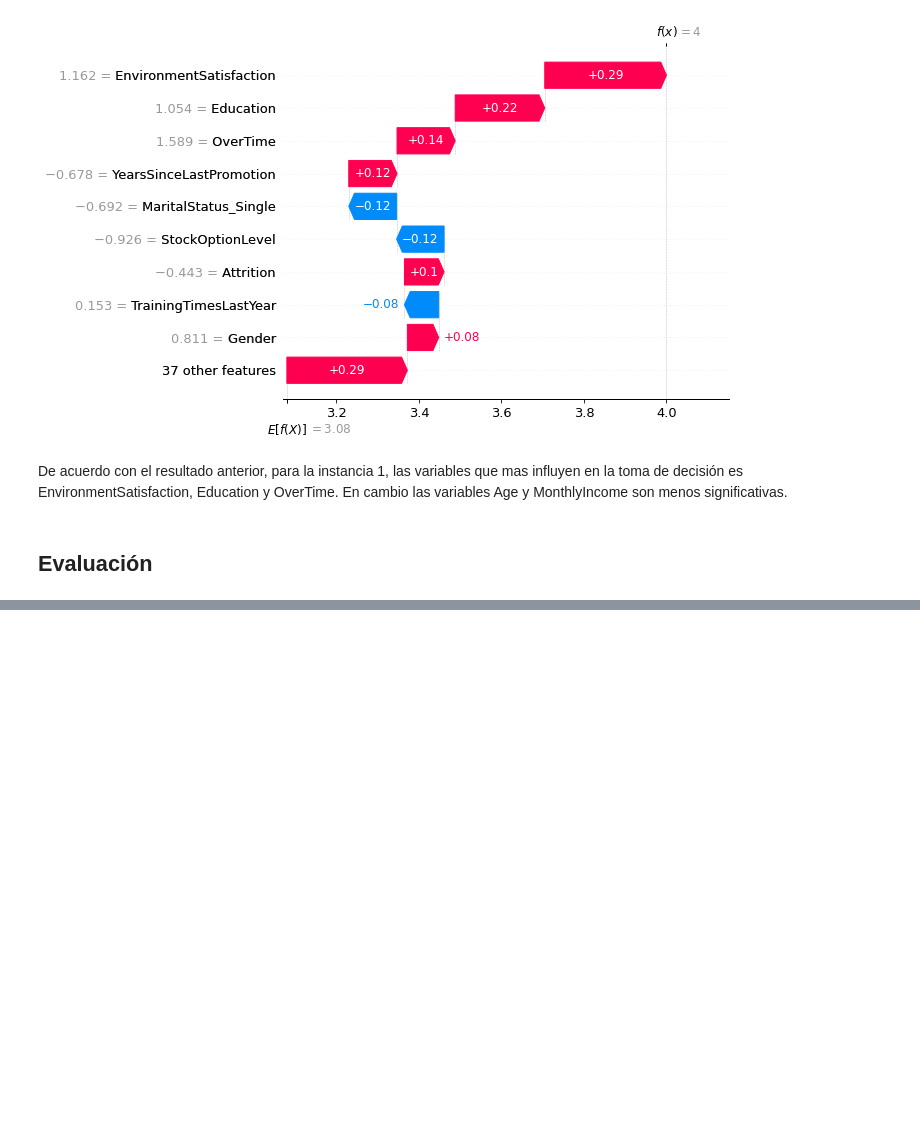
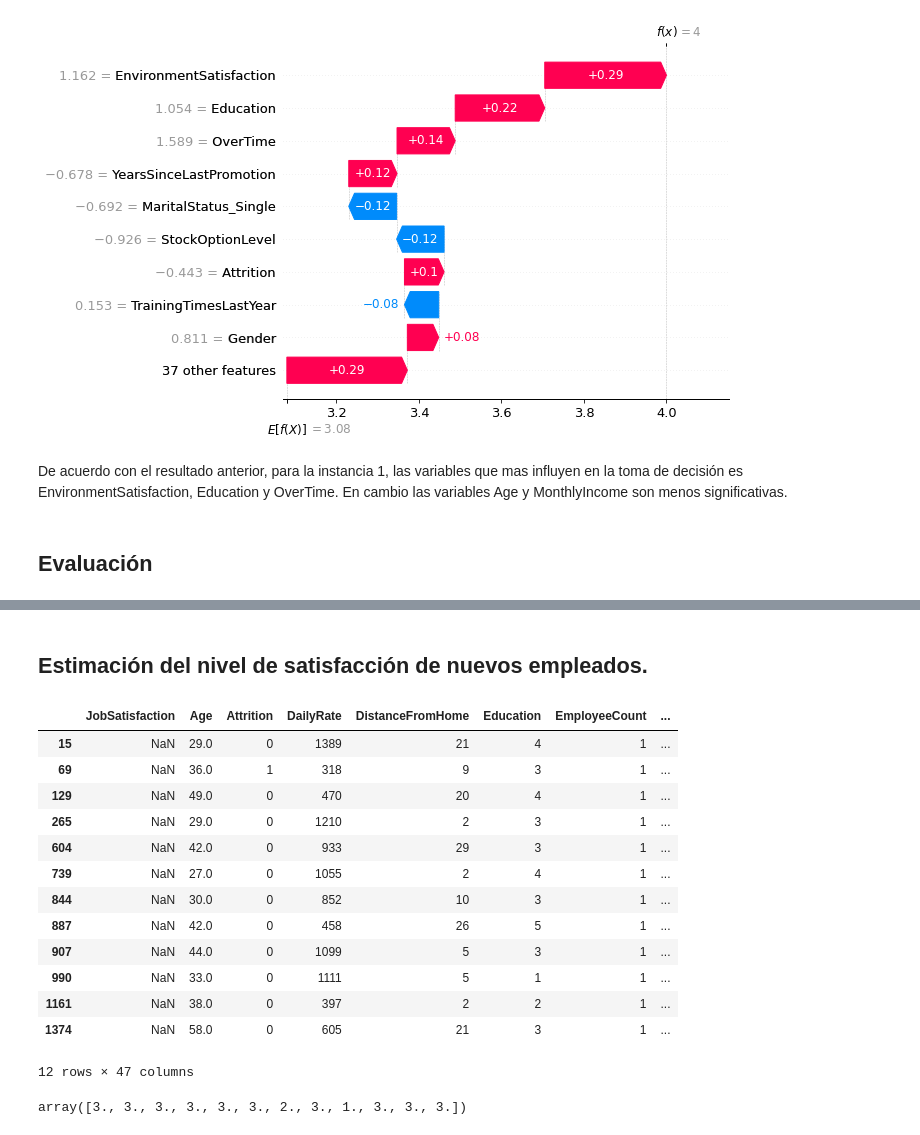
Before and after one commit to MaldonadoVihlai/taller_cda, a Jupyter notebook: taller3/taller3.ipynb, the cells around one changed output, grey strips where cells are left out. Saved outputs shown, nothing was run; the diff lists cells and outputs as text; code cells hidden in the pictures; blank space fills up the shorter version.

```diff
--- a/taller3/taller3.ipynb
+++ b/taller3/taller3.ipynb
@@ -1760,0 +1801,19 @@ De acuerdo con el resultado anterior, para la instancia 1, las variables que mas
+# %% [markdown]
+## Estimación del nivel de satisfacción de nuevos empleados.
+# %%
+data_val.head(15)
+# %% [output]
+|  | JobSatisfaction | Age | Attrition | DailyRate | DistanceFromHome | Education | EmployeeCount | ... |
+| 15 | NaN | 29.0 | 0 | 1389 | 21 | 4 | 1 | ... |
+| 69 | NaN | 36.0 | 1 | 318 | 9 | 3 | 1 | ... |
+| 129 | NaN | 49.0 | 0 | 470 | 20 | 4 | 1 | ... |
+| 265 | NaN | 29.0 | 0 | 1210 | 2 | 3 | 1 | ... |
+| 604 | NaN | 42.0 | 0 | 933 | 29 | 3 | 1 | ... |
+| 739 | NaN | 27.0 | 0 | 1055 | 2 | 4 | 1 | ... |
+| 844 | NaN | 30.0 | 0 | 852 | 10 | 3 | 1 | ... |
+| 887 | NaN | 42.0 | 0 | 458 | 26 | 5 | 1 | ... |
+| 907 | NaN | 44.0 | 0 | 1099 | 5 | 3 | 1 | ... |
+| 990 | NaN | 33.0 | 0 | 1111 | 5 | 1 | 1 | ... |
+| 1161 | NaN | 38.0 | 0 | 397 | 2 | 2 | 1 | ... |
+| 1374 | NaN | 58.0 | 0 | 605 | 21 | 3 | 1 | ... |
+12 rows × 47 columns
@@ -1760,0 +1827,4 @@ De acuerdo con el resultado anterior, para la instancia 1, las variables que mas
+# %%
+predictions
+# %% [output]
+array([3., 3., 3., 3., 3., 3., 2., 3., 1., 3., 3., 3.])
```
Also changed, not shown: parts of 78 cells of this notebook.
